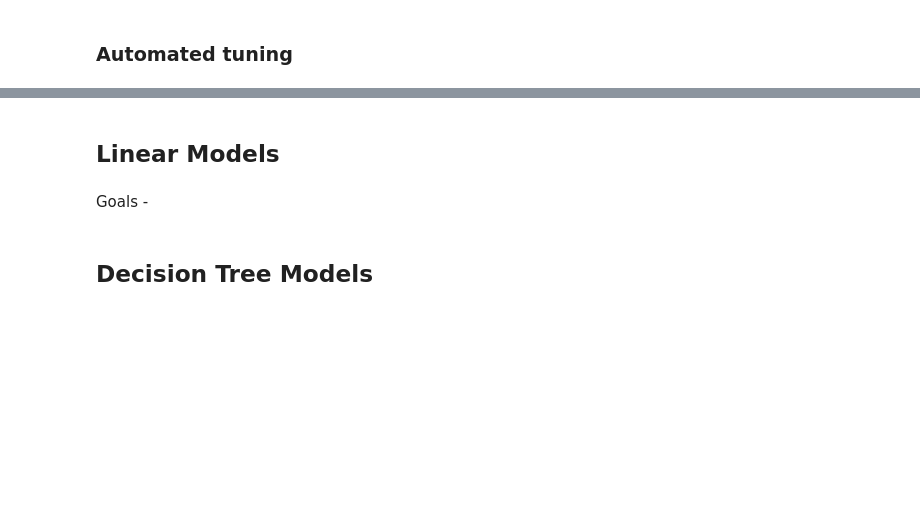
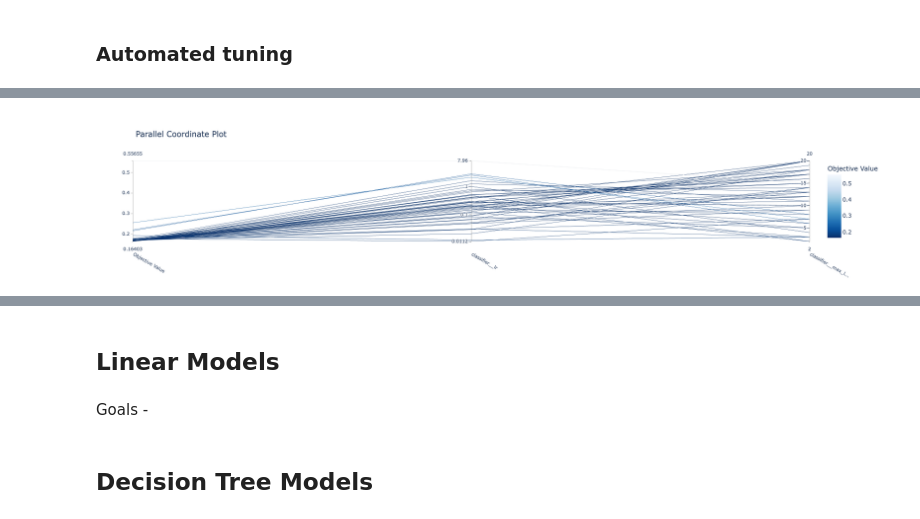
Before and after one commit to arthurlemon/courses, a Jupyter notebook: ML/sklearn/sklearn_course.ipynb, the cells around one changed output, grey strips where cells are left out. Cells and saved outputs as stored; diff of their text form; code cells hidden in the pictures; blank space fills up the shorter version.

```diff
--- a/ML/sklearn/sklearn_course.ipynb
+++ b/ML/sklearn/sklearn_course.ipynb
@@ -367,0 +530,4 @@ Accuracy score via cross-validation:
+# %%
+plot_parallel_coordinate(study)
+# %% [output]
+[figure, added]
```
Also changed, not shown: parts of 23 cells of this notebook, 2 other files.
